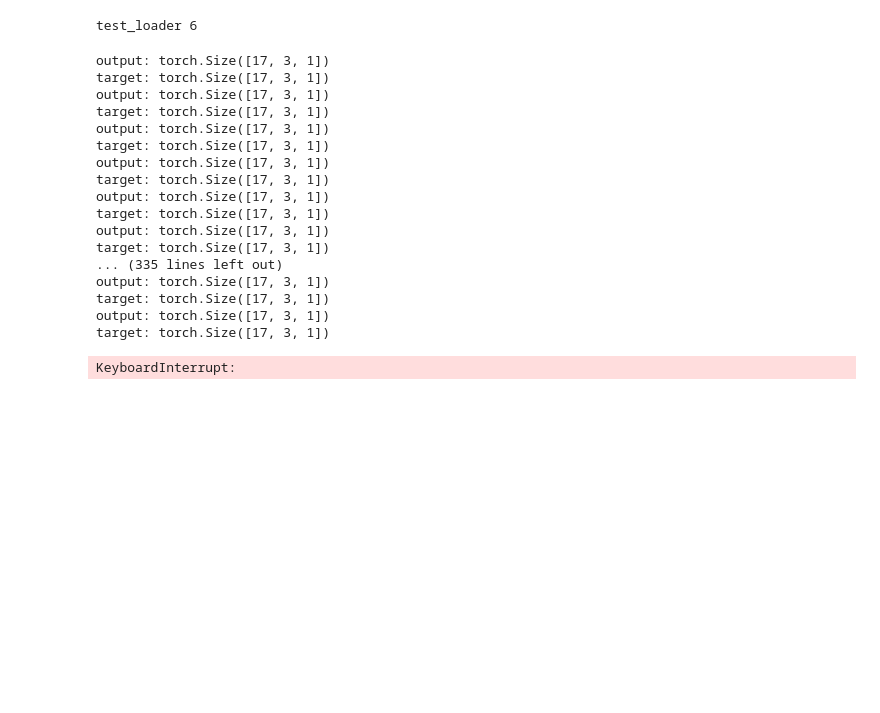
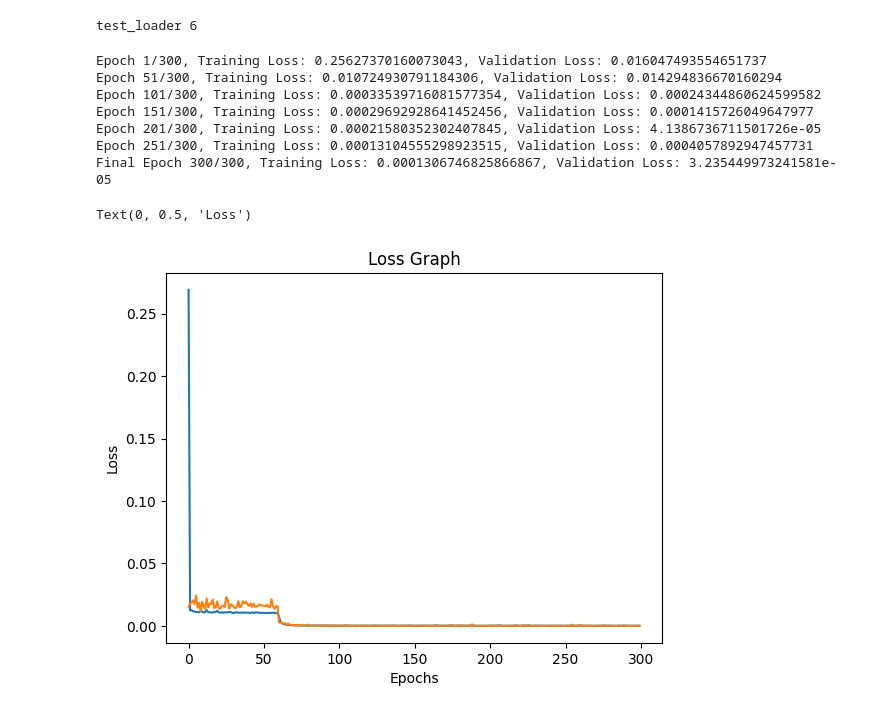
Before and after one commit to SSTengNic/DL_Project, a Jupyter notebook: Taxi_Prediction_Transformer.ipynb, the cells around one changed output. Cells and saved outputs as stored; diff of their text form; code cells hidden in the pictures; blank space fills up the shorter version.

Commit message:
feat - transformer done

```diff
--- a/Taxi_Prediction_Transformer.ipynb
+++ b/Taxi_Prediction_Transformer.ipynb
@@ -323,28 +314,21 @@ class TransformerModel(nn.Module):
         output = self.fc_out(output)
         return output
 # %%
-def train_transformer(model, dataloader, num_epochs, learning_rate, device):
+def train_transformer(model, dataloader, val_loader, num_epochs, learning_rate, device):
     # Set the loss function and optimizer
     criterion = torch.nn.MSELoss()
     optimizer = torch.optim.Adam(model.parameters(), lr=learning_rate)
     model.train()  # Set the model to training mode
     loss_graph = []
+    val_graph = []
 
     for epoch in range(num_epochs):
         epoch_loss = 0
         for batch_idx, (inputs, targets) in enumerate(dataloader):
             inputs, targets = inputs.to(device), targets.to(device)
 
-
-
             # Forward pass
             output = model(inputs, tgt=targets)
-
-            # Match shapes before computing loss
-
-            print("output:", output.shape)
-            print("target:", targets.shape)
-
             loss = criterion(output, targets)
             loss.backward()
             optimizer.step()
@@ -354,47 +338,53 @@ def train_transformer(model, dataloader, num_epochs, learning_rate, device):
 
         loss_graph.append(epoch_loss / len(dataloader))
 
+        # Validation step
+        model.eval()
+        with torch.no_grad():
+            val_loss = 0
+            for val_inputs, val_targets in val_loader:
+                val_inputs, val_targets = val_inputs.to(device), val_targets.to(device)
+                val_output = model(val_inputs, tgt=val_targets)
+                val_loss += criterion(val_output, val_targets).item()
+            val_loss /= len(val_loader)
+            val_graph.append(val_loss)
+            model.train()
+
         # Print the loss every 50 epochs
         if epoch % 50 == 0:
-            print(f"Epoch {epoch + 1}/{num_epochs}, Loss: {epoch_loss / len(dataloader)}")
+            print(f"Epoch {epoch + 1}/{num_epochs}, Training Loss: {epoch_loss / len(dataloader)}, Validation Loss: {val_loss}")
 
-    print(f"Final Epoch {epoch + 1}/{num_epochs}, Loss: {epoch_loss / len(dataloader)}")
-    return loss_graph
+    print(f"Final Epoch {epoch + 1}/{num_epochs}, Training Loss: {epoch_loss / len(dataloader)}, Validation Loss: {val_loss}")
+    return loss_graph, val_graph
 # %%
 # Define the model parameters
 # Following the research paper's instructions
-input_size = 7
+input_size = 8
 hidden_size = 64
 num_layers = 1
 output_size = 1
 num_heads = 8
 dataloader = train_loader
 #Create the model
-model = TransformerModel(input_size, output_size, num_heads, num_layers, hidden_dim = hidden_size)
-loss_graph = train_transformer(model, dataloader, num_epochs=300, learning_rate=0.01, device=device)
-plt.plot(loss_graph)
-plt.title("Loss Graph")
-plt.xlabel("Epochs")
-plt.ylabel("Loss")
+model = TransformerModel(input_size, output_size, num_heads, num_layers, hidden_dim = hidden_size).to(device)
+loss_graph, val_graph = train_transformer(model, dataloader, val_loader= val_loader, num_epochs=300, learning_rate=0.01, device=device)
 # %% [output]
-output: torch.Size([17, 3, 1])
-target: torch.Size([17, 3, 1])
-output: torch.Size([17, 3, 1])
-target: torch.Size([17, 3, 1])
-output: torch.Size([17, 3, 1])
-target: torch.Size([17, 3, 1])
-output: torch.Size([17, 3, 1])
-target: torch.Size([17, 3, 1])
-output: torch.Size([17, 3, 1])
-target: torch.Size([17, 3, 1])
-output: torch.Size([17, 3, 1])
-target: torch.Size([17, 3, 1])
-... (335 lines left out)
-output: torch.Size([17, 3, 1])
-target: torch.Size([17, 3, 1])
-output: torch.Size([17, 3, 1])
-target: torch.Size([17, 3, 1])
+Epoch 1/300, Training Loss: 0.25627370160073043, Validation Loss: 0.016047493554651737
+Epoch 51/300, Training Loss: 0.010724930791184306, Validation Loss: 0.014294836670160294
+Epoch 101/300, Training Loss: 0.00033539716081577354, Validation Loss: 0.00024344860624599582
+Epoch 151/300, Training Loss: 0.00029692928641452456, Validation Loss: 0.0001415726049647977
+Epoch 201/300, Training Loss: 0.00021580352302407845, Validation Loss: 4.1386736711501726e-05
+Epoch 251/300, Training Loss: 0.00013104555298923515, Validation Loss: 0.0004057892947457731
+Final Epoch 300/300, Training Loss: 0.0001306746825866867, Validation Loss: 3.235449973241581e-05
-KeyboardInterrupt:
+# %%
+plt.plot(loss_graph)
+plt.plot(val_graph)
+plt.title("Loss Graph")
+plt.xlabel("Epochs")
+plt.ylabel("Loss")
+# %% [output]
+Text(0, 0.5, 'Loss')
+[figure, added]
 # %%
 print(len(test_loader))
 # %% [output]
```
Also changed, not shown: parts of 9 cells of this notebook, 1 other file.
